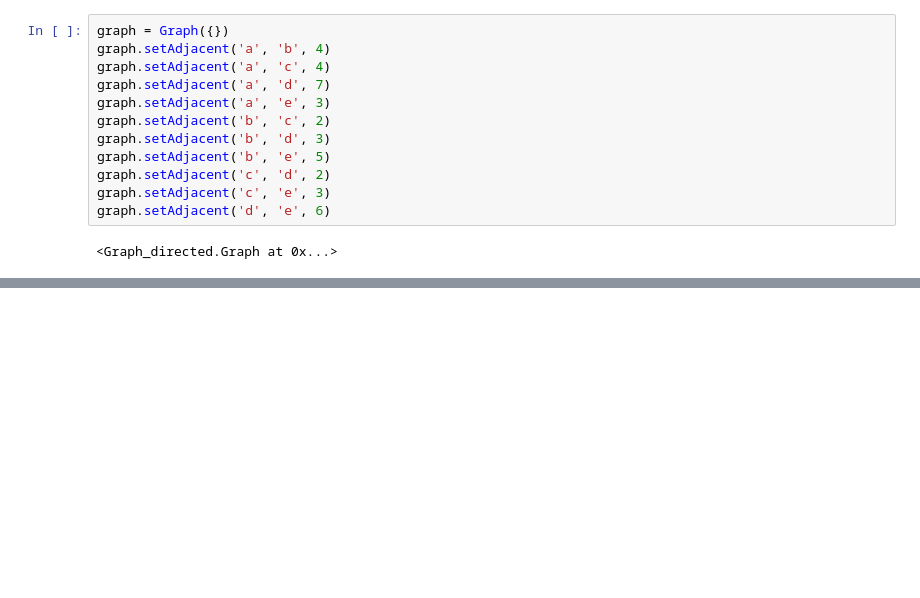
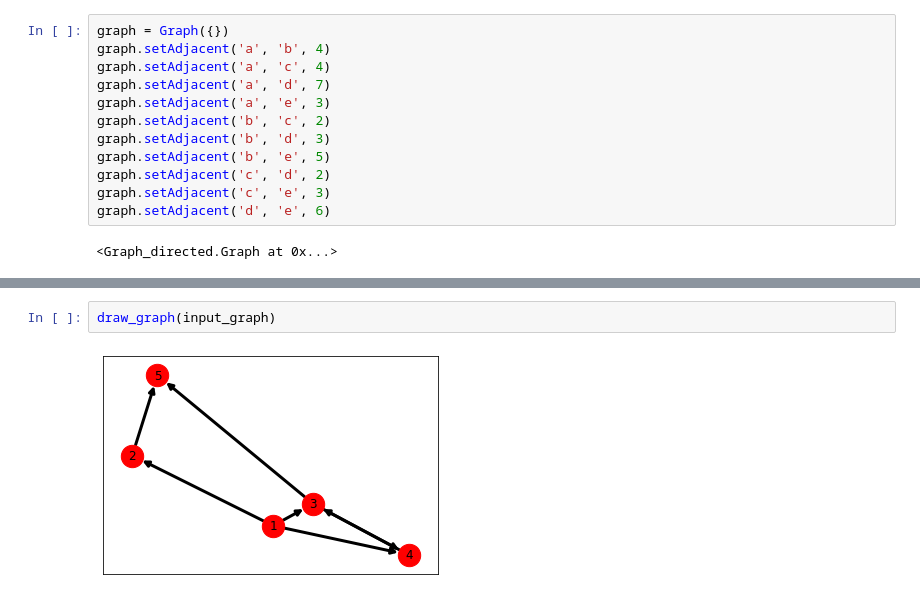
Before and after one commit to cuongducle/GA_VNF_Routing, a Jupyter notebook: tsp.ipynb, the cells around one changed output, grey strips where cells are left out. Cells and saved outputs as stored; diff of their text form; blank space fills up the shorter version.

Commit message:
add NetworkX to draw graph

```diff
--- a/tsp.ipynb
+++ b/tsp.ipynb
@@ -123,0 +175,4 @@ graph.setAdjacent('d', 'e', 6)
+# %%
+draw_graph(input_graph)
+# %% [output]
+[figure, added]
```
Also changed, not shown: parts of 23 cells of this notebook.
